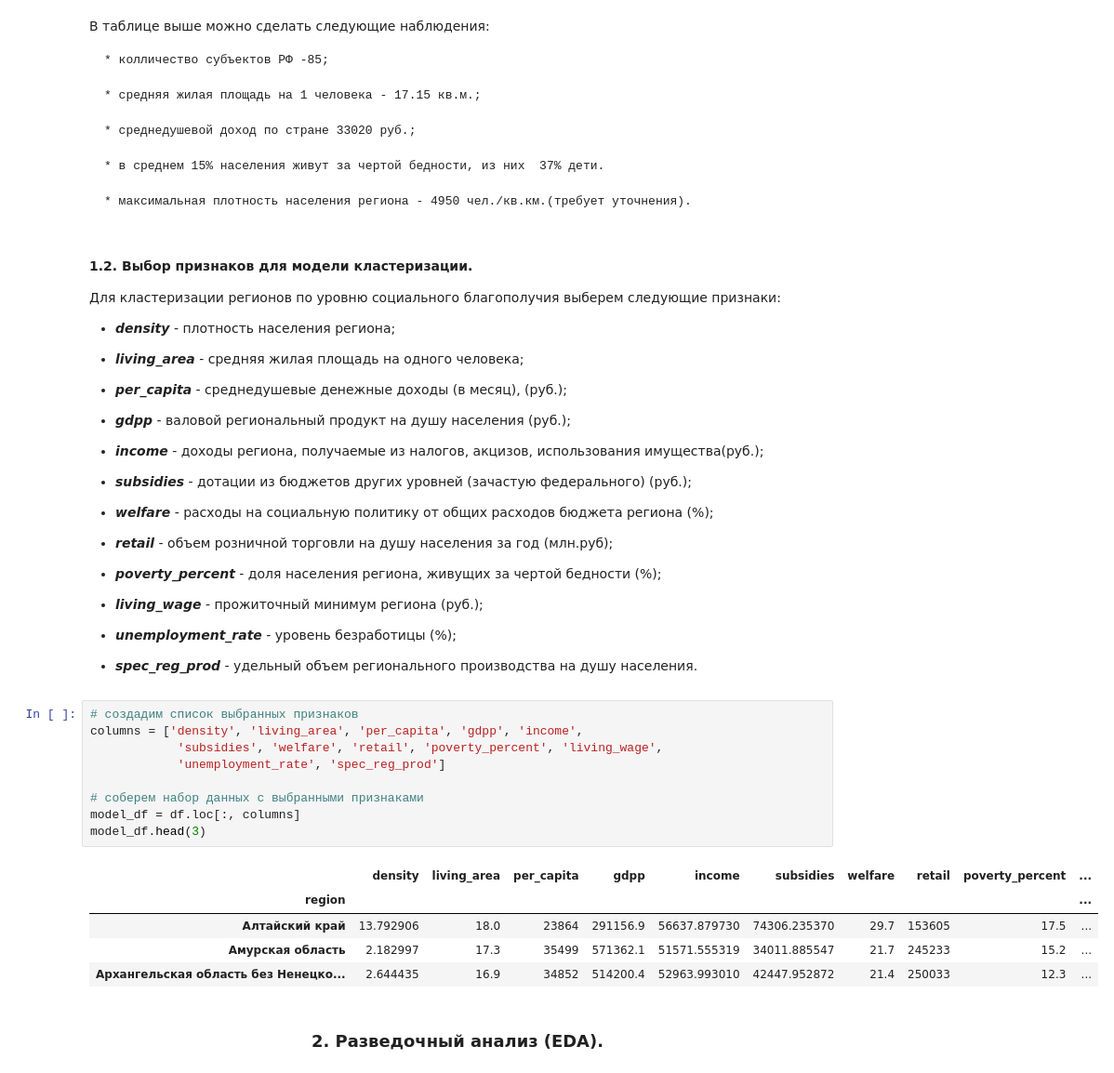
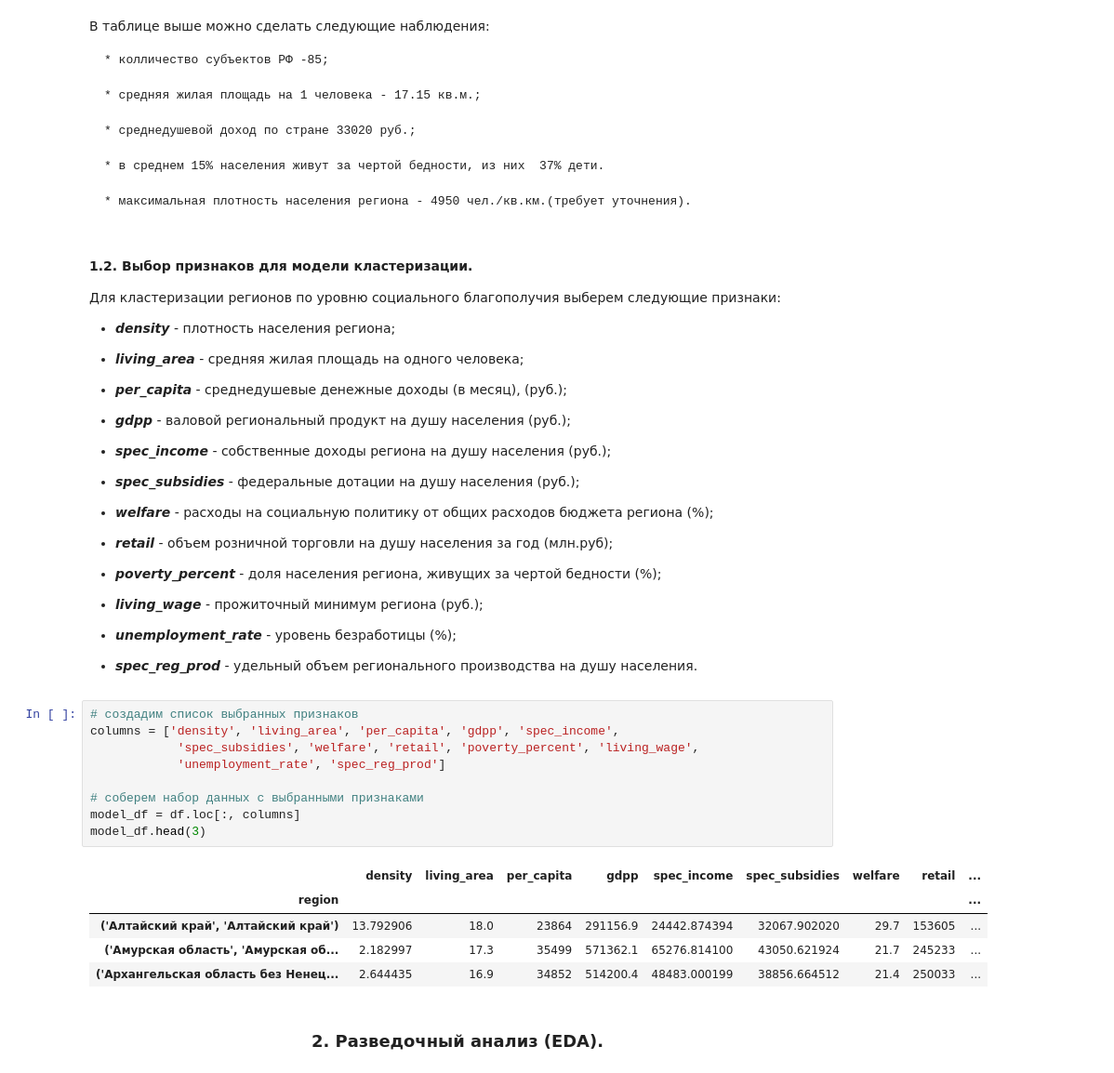
Before and after one commit to Punich-Pavel/Final_Project, a Jupyter notebook: Part_2/part_2.ipynb, the cells around one changed output. Shown at 93% size. Drawn from its saved outputs; the diff is of its cells as text.

```diff
--- a/Part_2/part_2.ipynb
+++ b/Part_2/part_2.ipynb
@@ -214,9 +220,9 @@ df.describe()
 
  * ***gdpp*** - валовой региональный продукт на душу населения (руб.);
 
- * ***income*** - доходы региона, получаемые из налогов, акцизов, использования имущества(руб.);
+ * ***spec_income*** - собственные доходы региона на душу населения (руб.);
 
- * ***subsidies*** - дотации из бюджетов других уровней (зачастую федерального) (руб.);
+ * ***spec_subsidies*** - федеральные дотации  на душу населения (руб.);
 
  * ***welfare*** - расходы на социальную политику от общих расходов бюджета региона (%);
 
@@ -231,19 +237,19 @@ df.describe()
  * ***spec_reg_prod*** - удельный объем регионального производства на душу населения.
 # %%
 # создадим список выбранных признаков
-columns = ['density', 'living_area', 'per_capita', 'gdpp', 'income',
-            'subsidies', 'welfare', 'retail', 'poverty_percent', 'living_wage',
+columns = ['density', 'living_area', 'per_capita', 'gdpp', 'spec_income',
+            'spec_subsidies', 'welfare', 'retail', 'poverty_percent', 'living_wage',
             'unemployment_rate', 'spec_reg_prod']
 
 # соберем набор данных с выбранными признаками
 model_df = df.loc[:, columns]
 model_df.head(3)
 # %% [output]
-|  | density | living_area | per_capita | gdpp | income | subsidies | welfare | retail | poverty_percent | ... |
-| region |  |  |  |  |  |  |  |  |  | ... |
-| Алтайский край | 13.792906 | 18.0 | 23864 | 291156.9 | 56637.879730 | 74306.235370 | 29.7 | 153605 | 17.5 | ... |
-| Амурская область | 2.182997 | 17.3 | 35499 | 571362.1 | 51571.555319 | 34011.885547 | 21.7 | 245233 | 15.2 | ... |
-| Архангельская область без Ненецко... | 2.644435 | 16.9 | 34852 | 514200.4 | 52963.993010 | 42447.952872 | 21.4 | 250033 | 12.3 | ... |
+|  | density | living_area | per_capita | gdpp | spec_income | spec_subsidies | welfare | retail | ... |
+| region |  |  |  |  |  |  |  |  | ... |
+| ('Алтайский край', 'Алтайский край') | 13.792906 | 18.0 | 23864 | 291156.9 | 24442.874394 | 32067.902020 | 29.7 | 153605 | ... |
+| ('Амурская область', 'Амурская об... | 2.182997 | 17.3 | 35499 | 571362.1 | 65276.814100 | 43050.621924 | 21.7 | 245233 | ... |
+| ('Архангельская область без Ненец... | 2.644435 | 16.9 | 34852 | 514200.4 | 48483.000199 | 38856.664512 | 21.4 | 250033 | ... |
 # %% [markdown]
 ### <center> 2. Разведочный анализ (EDA).
 # %%
```
Also changed, not shown: parts of 14 cells of this notebook, 4 other files.
